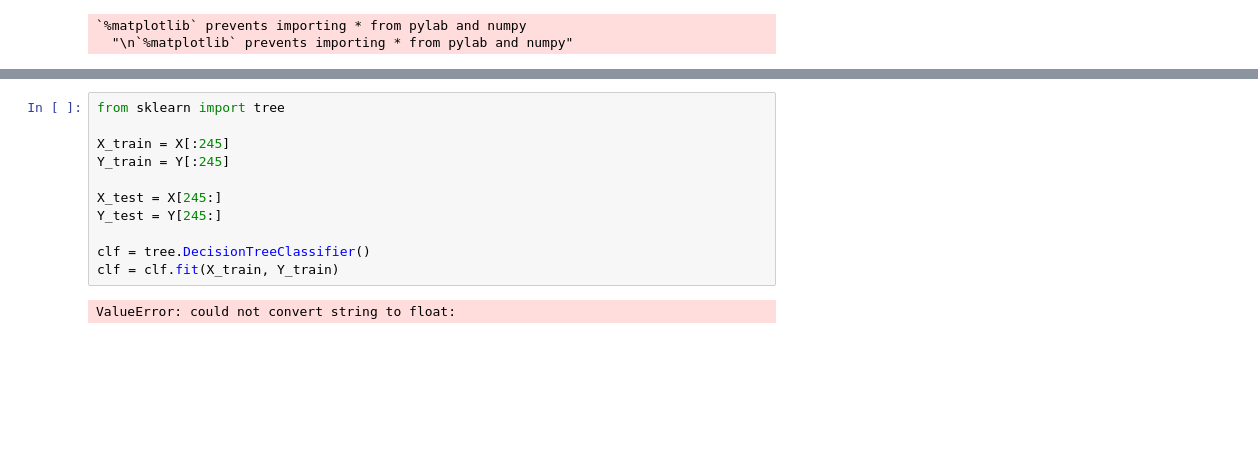
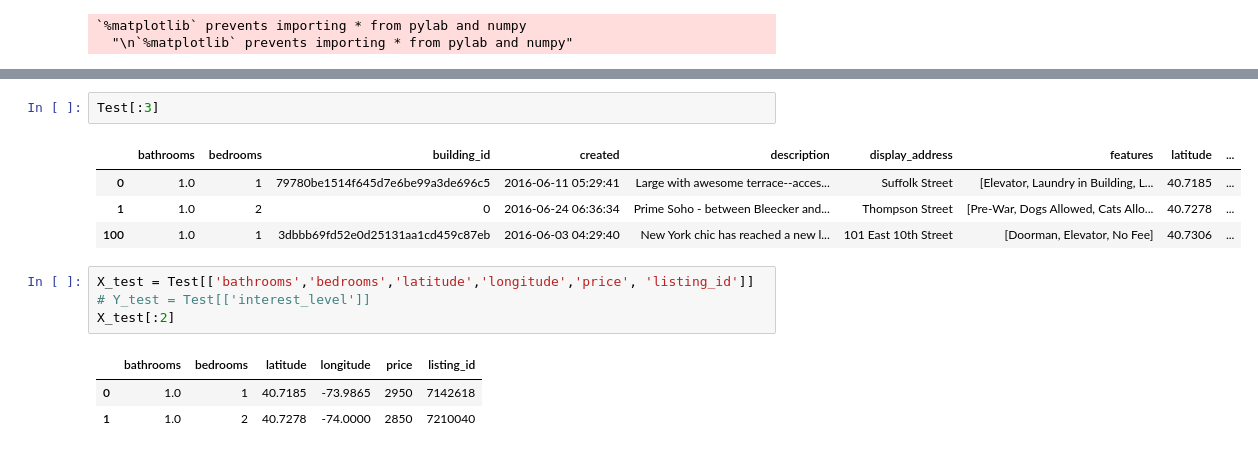
Before and after one commit to jinxiaofan/CCIS-CS6220, a Jupyter notebook: Project.ipynb, the cells around one changed output, grey strips where cells are left out. Cells and saved outputs as stored; diff of their text form; blank space fills up the shorter version.

```diff
--- a/Project.ipynb
+++ b/Project.ipynb
@@ -86,13 +90,15 @@ X_train, X_test, Y_train, Y_test = train_test_split(X, Y, test_size=0.33, random
-# %%
-from sklearn import tree
-
-X_train = X[:245]
-Y_train = Y[:245]
-
-X_test = X[245:]
-Y_test = Y[245:]
-
-clf = tree.DecisionTreeClassifier()
-clf = clf.fit(X_train, Y_train)
-# %% [output]
-ValueError: could not convert string to float:
+# %%
+Test[:3]
+# %% [output]
+|  | bathrooms | bedrooms | building_id | created | description | display_address | features | latitude | ... |
+| 0 | 1.0 | 1 | 79780be1514f645d7e6be99a3de696c5 | 2016-06-11 05:29:41 | Large with awesome terrace--acces... | Suffolk Street | [Elevator, Laundry in Building, L... | 40.7185 | ... |
+| 1 | 1.0 | 2 | 0 | 2016-06-24 06:36:34 | Prime Soho - between Bleecker and... | Thompson Street | [Pre-War, Dogs Allowed, Cats Allo... | 40.7278 | ... |
+| 100 | 1.0 | 1 | 3dbbb69fd52e0d25131aa1cd459c87eb | 2016-06-03 04:29:40 | New York chic has reached a new l... | 101 East 10th Street | [Doorman, Elevator, No Fee] | 40.7306 | ... |
+# %%
+X_test = Test[['bathrooms','bedrooms','latitude','longitude','price', 'listing_id']]
+# Y_test = Test[['interest_level']]
+X_test[:2]
+# %% [output]
+|  | bathrooms | bedrooms | latitude | longitude | price | listing_id |
+| 0 | 1.0 | 1 | 40.7185 | -73.9865 | 2950 | 7142618 |
+| 1 | 1.0 | 2 | 40.7278 | -74.0000 | 2850 | 7210040 |
```
Also changed, not shown: parts of 26 cells of this notebook, 2 other files.
